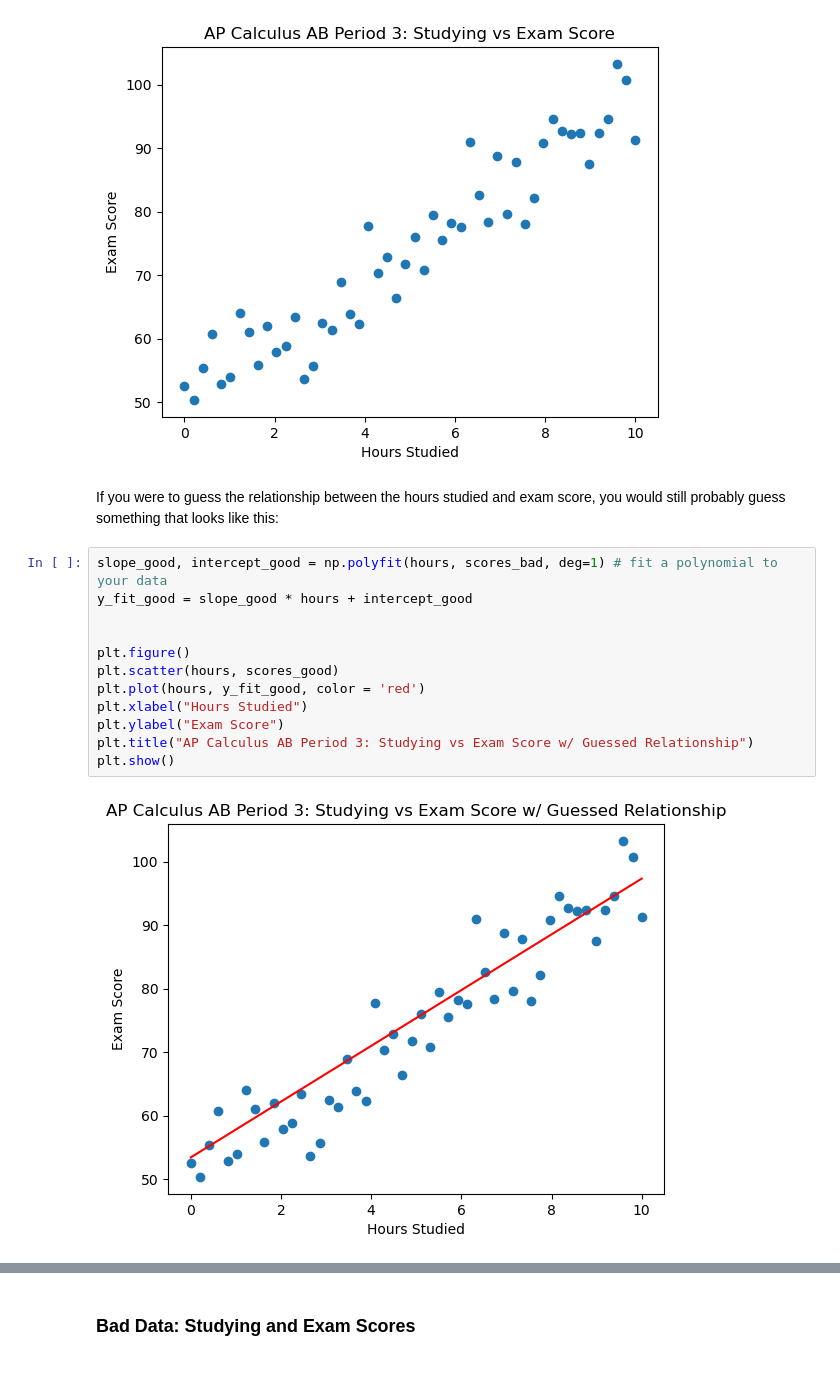
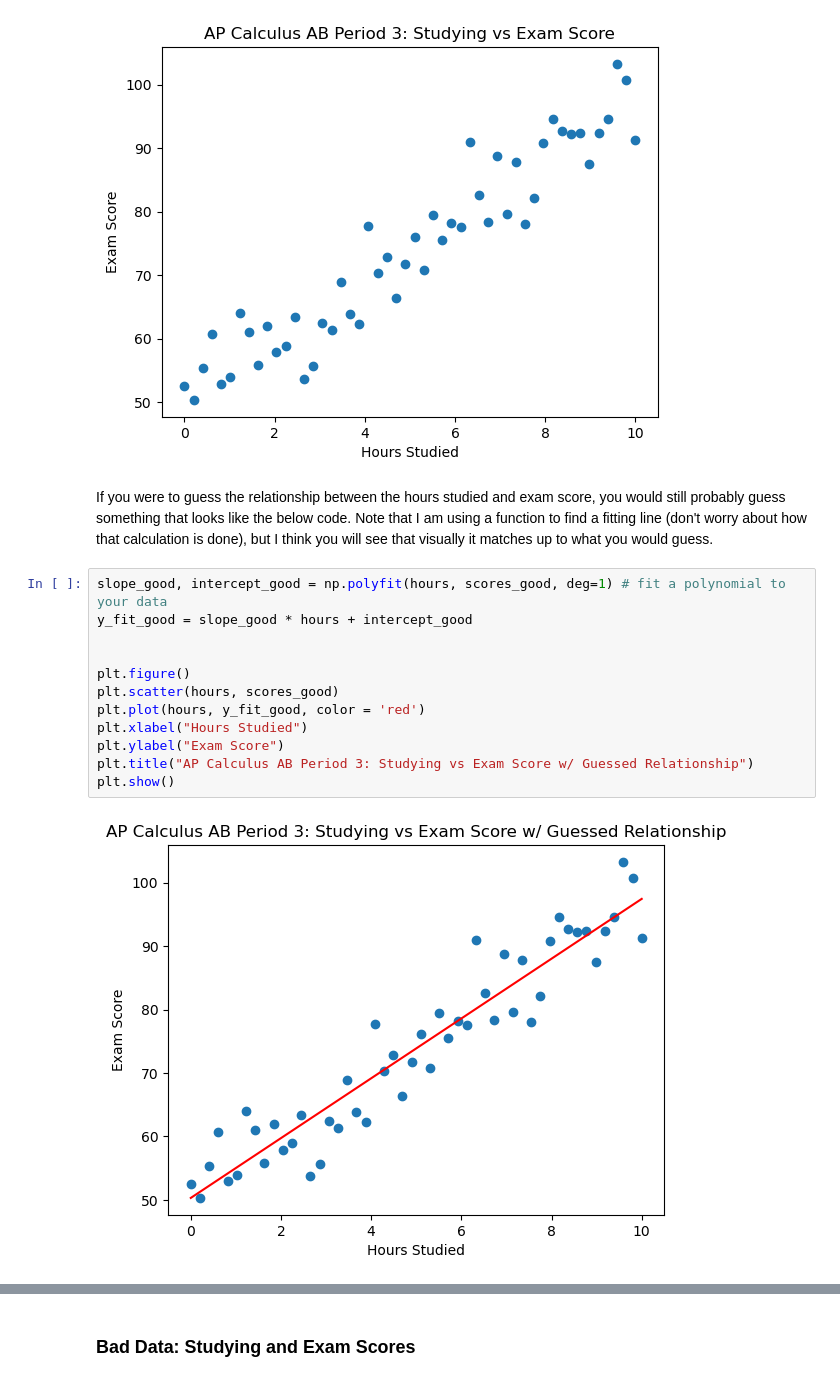
Before and after one commit to nickmelamed/mortorq_instruction, a Jupyter notebook: ml_resources/ml_primer/01-models-data.ipynb, the cells around one changed output, grey strips where cells are left out. Saved outputs shown, nothing was run; the diff lists cells and outputs as text.

```diff
--- a/ml_resources/ml_primer/01-models-data.ipynb
+++ b/ml_resources/ml_primer/01-models-data.ipynb
@@ -91,19 +91,19 @@ plt.show()
 # %% [output]
 [figure]
 # %% [markdown]
-If you were to guess the relationship between the hours studied and exam score, you would still probably guess something that looks like this:
+If you were to guess the relationship between the hours studied and exam score, you would still probably guess something that looks like the below code. Note that I am using a function to find a fitting line (don't worry about how that calculation is done), but I think you will see that visually it matches up to what you would guess.
 # %%
-slope_good, intercept_good = np.polyfit(hours, scores_bad, deg=1) # fit a polynomial to your data
+slope_good, intercept_good = np.polyfit(hours, scores_good, deg=1) # fit a polynomial to your data
 y_fit_good = slope_good * hours + intercept_good
 
 
 plt.figure()
 plt.scatter(hours, scores_good)
 plt.plot(hours, y_fit_good, color = 'red')
 plt.xlabel("Hours Studied")
 plt.ylabel("Exam Score")
 plt.title("AP Calculus AB Period 3: Studying vs Exam Score w/ Guessed Relationship")
 plt.show()
 # %% [output]
-[figure, old version]
+[figure, new version]
 # %% [markdown]
```
Also changed, not shown: parts of 3 cells of this notebook.
